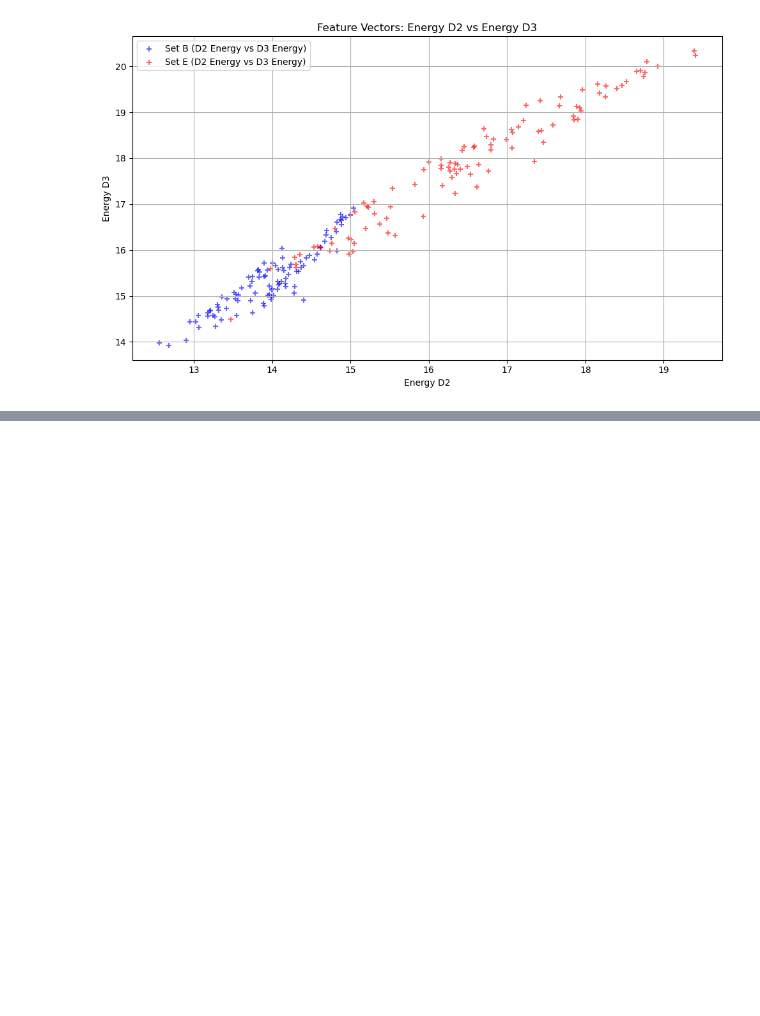
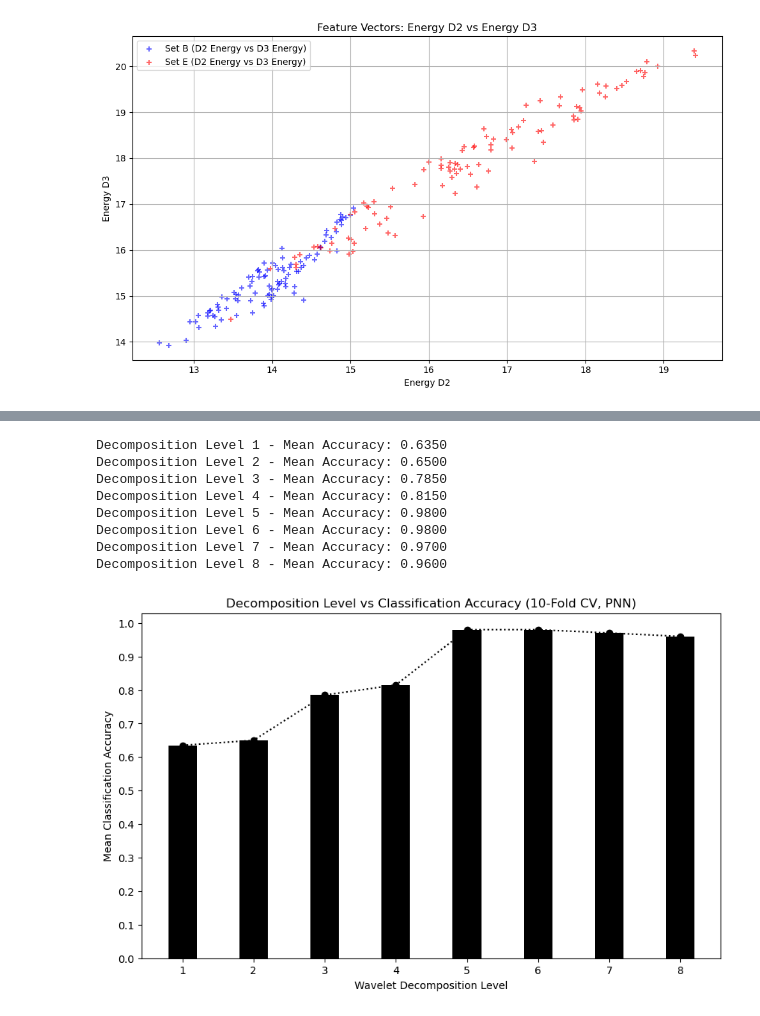
Before and after one commit to Hansa2000/wavelet_for_eeg, a Jupyter notebook: main copy.ipynb, the cells around one changed output, grey strips where cells are left out. Drawn from its saved outputs; the diff is of its cells as text; code cells hidden in the pictures; blank space fills up the shorter version.

```diff
--- a/main copy.ipynb
+++ b/main copy.ipynb
@@ -362,11 +363,13 @@ def prepare_data(all_signals, feature_type='energy', wavelet='coif1', level=6):
 
             labels.append(label)
 
-    #validation feature vector length
-    print("Feature vector length: ", len(features[0]))
+    # #validation feature vector length
+    # print("Feature vector length: ", len(features[0]))
 
     # Convert lists to numpy arrays for cross-validation compatibility
-    return np.array(features), np.array(labels)
+    np_features = np.array(features)
+    np_features_norm = (np_features-np.mean(np_features))/np.std(np_features)
+    return np_features_norm, np.array(labels)
 
 
 # Function to evaluate decomposition levels with 10-fold cross-validation
@@ -558,0 +737,14 @@ plt.show()
+# %%
+# Example usage with 10-fold cross-validation
+results_cv = evaluate_decomposition_levels_with_pnn_cv(all_sets_data, feature_type='energy', wavelet='db2', max_level=8, n_splits=10, sigma=0.1)
+plot_bar_results_with_line(results_cv, max_level=8)
+# %% [output]
+Decomposition Level 1 - Mean Accuracy: 0.6350
+Decomposition Level 2 - Mean Accuracy: 0.6500
+Decomposition Level 3 - Mean Accuracy: 0.7850
+Decomposition Level 4 - Mean Accuracy: 0.8150
+Decomposition Level 5 - Mean Accuracy: 0.9800
+Decomposition Level 6 - Mean Accuracy: 0.9800
+Decomposition Level 7 - Mean Accuracy: 0.9700
+Decomposition Level 8 - Mean Accuracy: 0.9600
+[figure, added]
```
Also changed, not shown: parts of 7 cells of this notebook, 21 other files.
